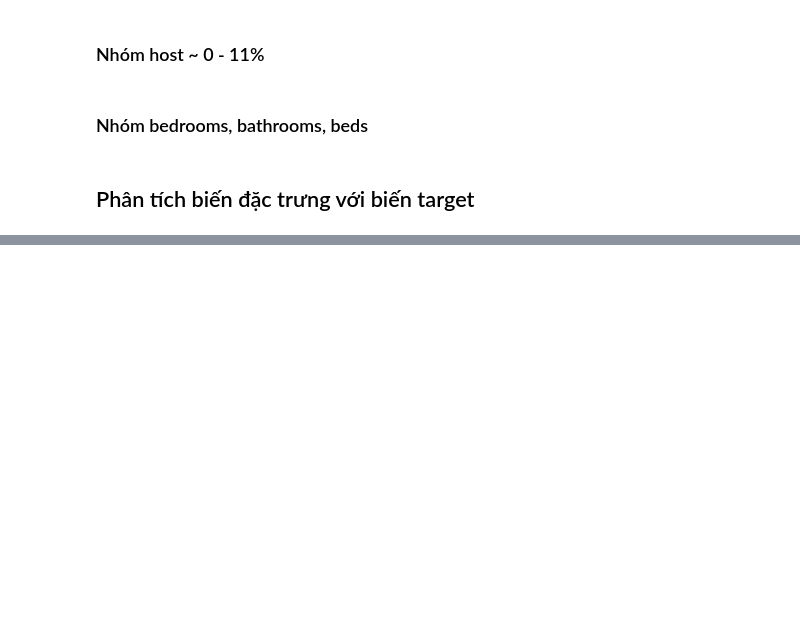
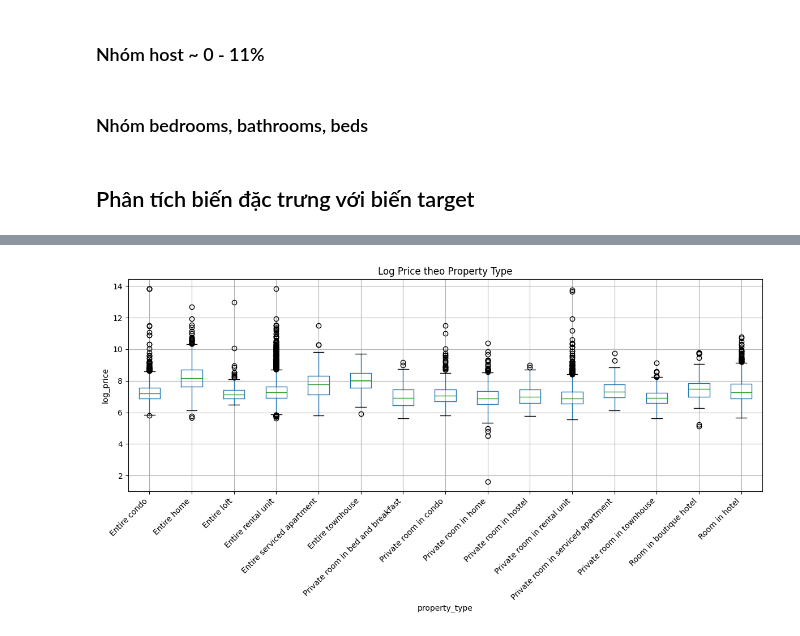
Before and after one commit to pamern/airbnb-analytics-platform, a Jupyter notebook: notebooks/01_eda.ipynb, the cells around one changed output, grey strips where cells are left out. Cells and saved outputs as stored; diff of their text form; code cells hidden in the pictures; blank space fills up the shorter version.

```diff
--- a/notebooks/01_eda.ipynb
+++ b/notebooks/01_eda.ipynb
@@ -350,0 +453,26 @@ for col in ["bedrooms", "bathrooms", "beds"]:
+# %%
+top_property_types = (
+    listings_v2["property_type"]
+    .value_counts()
+    .head(15)
+    .index
+)
+
+data_top_property = listings_v2[
+    listings_v2["property_type"].isin(top_property_types)
+]
+
+data_top_property.boxplot(
+    column="log_price",
+    by="property_type",
+    figsize=(14, 5)
+)
+
+plt.title("Log Price theo Property Type")
+plt.suptitle("")
+plt.xlabel("property_type")
+plt.ylabel("log_price")
+plt.xticks(rotation=45, ha="right")
+plt.show()
+# %% [output]
+[figure, added]
```
Also changed, not shown: parts of 16 cells of this notebook.
